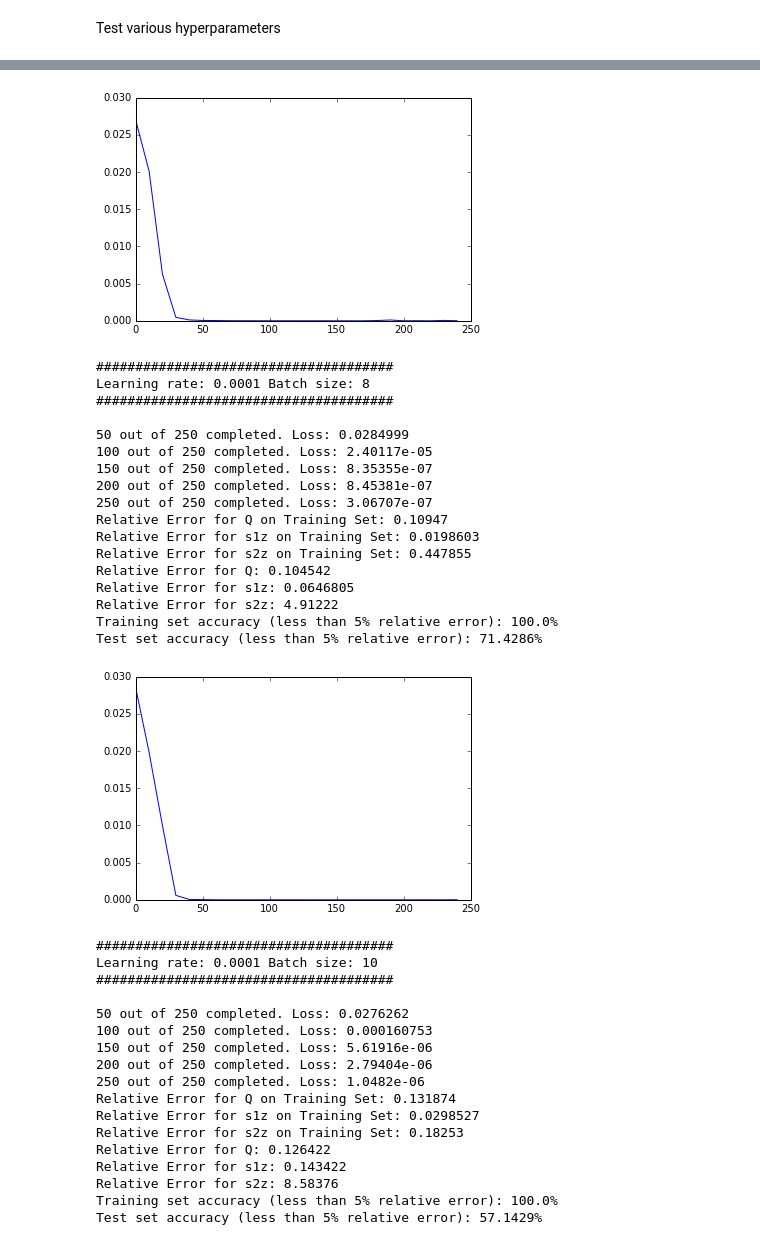
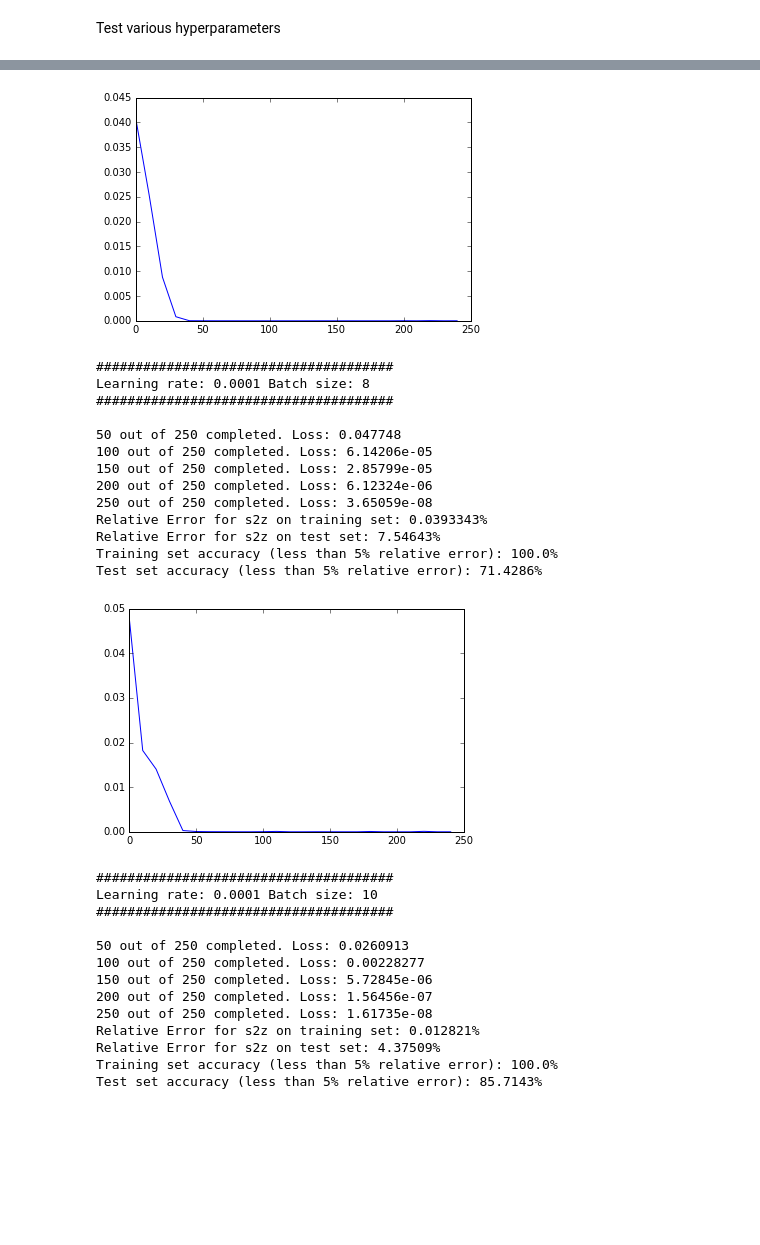
Before and after one commit to huazhz/gravity-waves, a Jupyter notebook: CNN_Predict_s2z.ipynb, the cells around one changed output, grey strips where cells are left out. Drawn from its saved outputs; the diff is of its cells as text; code cells hidden in the pictures; blank space fills up the shorter version.

```diff
--- a/CNN_Predict_s2z.ipynb
+++ b/CNN_Predict_s2z.ipynb
@@ -82,7 +82,8 @@ fc = tf.nn.relu(tf.matmul(flat, w_fc) + b_fc)
 #Output layer
 w_fc1 = weight('w_fc1', [20, 3])
 b_fc1 = bias('b_fc1', [3])
-prediction = tf.nn.tanh(tf.matmul(fc, w_fc1) + b_fc1)
+#prediction = tf.nn.tanh(tf.matmul(fc, w_fc1) + b_fc1)
+prediction = (tf.matmul(fc, w_fc1) + b_fc1)
 # %% [output]
 (?, 6000, 1, 64)
 (?, 1200, 1, 128)
@@ -102,7 +103,7 @@ def train(lr, batch_size, threshold, epochs):
 
     re_q = tf.divide(tf.abs(tf.subtract(prediction[:,0], y[:,0])), y[:,0]) * 100  #Relative error
     re_s1z = tf.divide(tf.abs(tf.subtract(prediction[:,1], y[:,1])), y[:,1]) * 100  #Relative error
-    re_s2z = tf.divide(tf.abs(tf.subtract(prediction[:,2], y[:,2])), y[:,2]) * 100  #Relative error
+    re_s2z = tf.divide(tf.abs(tf.subtract(prediction[:,2], y[:,2])), (y[:,2])) * 100  #Relative error
 
     q = tf.reduce_mean(re_q)
     s1z = tf.reduce_mean(re_s1z)
@@ -115,7 +116,6 @@ def train(lr, batch_size, threshold, epochs):
     with tf.Session() as sess:
         sess.run(tf.global_variables_initializer())
         sample, label = process_data('train50.h5')
-        #print(sample.shape, label.shape)
         test_samples, test_labels = process_data('test.h5')
 
         graph_cost = []
@@ -154,13 +154,9 @@ def train(lr, batch_size, threshold, epochs):
             if epoch % 50 == 0:
                 print(str(epoch + 50) + " out of " + str(epochs) + " completed. Loss: " + str(c))
 
-        print("Relative Error for Q on Training Set: " +  str(q.eval({x: sample, y: label})))
-        print("Relative Error for s1z on Training Set: " + str(s1z.eval({x: sample, y: label})))
-        print("Relative Error for s2z on Training Set: " +  str(s2z.eval({x: sample, y: label})))
 
-        print("Relative Error for Q: " +  str(q.eval({x: test_samples, y: test_labels})))
-        print("Relative Error for s1z: " + str(s1z.eval({x: test_samples, y: test_labels})))
-        print("Relative Error for s2z: " +  str(s2z.eval({x: test_samples, y: test_labels})))
+        print("Relative Error for s2z on training set: " +  str(s2z.eval({x: sample, y: label})) + "%")
+        print("Relative Error for s2z on test set: " +  str(s2z.eval({x: test_samples, y: test_labels})) + "%")
 
         correct = (re_s2z < threshold)                          #see if the difference is less than the threshold
         correct = tf.cast(correct, tf.float32)                  #convert boolean tensor to float32
@@ -169,19 +165,17 @@ def train(lr, batch_size, threshold, epochs):
         print("Training set accuracy (less than " + str(threshold) + "% relative error): " + str(accuracy.eval({x: sample, y: label})) + "%")
         print("Test set accuracy (less than " + str(threshold) + "% relative error): " + str(accuracy.eval({x: test_samples, y: test_labels})) + "%")
 
-        #tf.reset_default_graph()
-
         plt.plot(graph_epoch, graph_cost)
         plt.show()
 # %% [markdown]
 Test various hyperparameters
 # %%
-lr = .0001
+lrs = [.0001]
 sizes = [4, 5, 8, 10]
 
-for i in sizes:
-    filename = "model_lr_" + str(lr) + "_batch_size_" + str(i) + "_stats.txt"
-    train(lr = lr, batch_size = i, threshold = 5, epochs = 250)
+for lr in lrs:
+    for size in sizes:
+        train(lr = lr, batch_size = size, threshold = 5, epochs = 250)
 # %% [output]
 ######################################
 Learning rate: 0.0001 Batch size: 4
@@ -221,36 +207,28 @@ Test set accuracy (less than 5% relative error): 71.4286%
-[figure, old version]
+[figure, new version]
 ######################################
 Learning rate: 0.0001 Batch size: 8
 ######################################
 
-50 out of 250 completed. Loss: 0.0284999
-100 out of 250 completed. Loss: 2.40117e-05
-150 out of 250 completed. Loss: 8.35355e-07
-200 out of 250 completed. Loss: 8.45381e-07
-250 out of 250 completed. Loss: 3.06707e-07
-Relative Error for Q on Training Set: 0.10947
-Relative Error for s1z on Training Set: 0.0198603
-Relative Error for s2z on Training Set: 0.447855
-Relative Error for Q: 0.104542
-Relative Error for s1z: 0.0646805
-Relative Error for s2z: 4.91222
+50 out of 250 completed. Loss: 0.047748
+100 out of 250 completed. Loss: 6.14206e-05
+150 out of 250 completed. Loss: 2.85799e-05
+200 out of 250 completed. Loss: 6.12324e-06
+250 out of 250 completed. Loss: 3.65059e-08
+Relative Error for s2z on training set: 0.0393343%
+Relative Error for s2z on test set: 7.54643%
 Training set accuracy (less than 5% relative error): 100.0%
 Test set accuracy (less than 5% relative error): 71.4286%
-[figure, old version]
+[figure, new version]
 ######################################
 Learning rate: 0.0001 Batch size: 10
 ######################################
 
-50 out of 250 completed. Loss: 0.0276262
-100 out of 250 completed. Loss: 0.000160753
-150 out of 250 completed. Loss: 5.61916e-06
-200 out of 250 completed. Loss: 2.79404e-06
-250 out of 250 completed. Loss: 1.0482e-06
-Relative Error for Q on Training Set: 0.131874
-Relative Error for s1z on Training Set: 0.0298527
-Relative Error for s2z on Training Set: 0.18253
-Relative Error for Q: 0.126422
-Relative Error for s1z: 0.143422
-Relative Error for s2z: 8.58376
+50 out of 250 completed. Loss: 0.0260913
+100 out of 250 completed. Loss: 0.00228277
+150 out of 250 completed. Loss: 5.72845e-06
+200 out of 250 completed. Loss: 1.56456e-07
+250 out of 250 completed. Loss: 1.61735e-08
+Relative Error for s2z on training set: 0.012821%
+Relative Error for s2z on test set: 4.37509%
 Training set accuracy (less than 5% relative error): 100.0%
-Test set accuracy (less than 5% relative error): 57.1429%
+Test set accuracy (less than 5% relative error): 85.7143%
```
Also changed, not shown: parts of 1 cell of this notebook.
